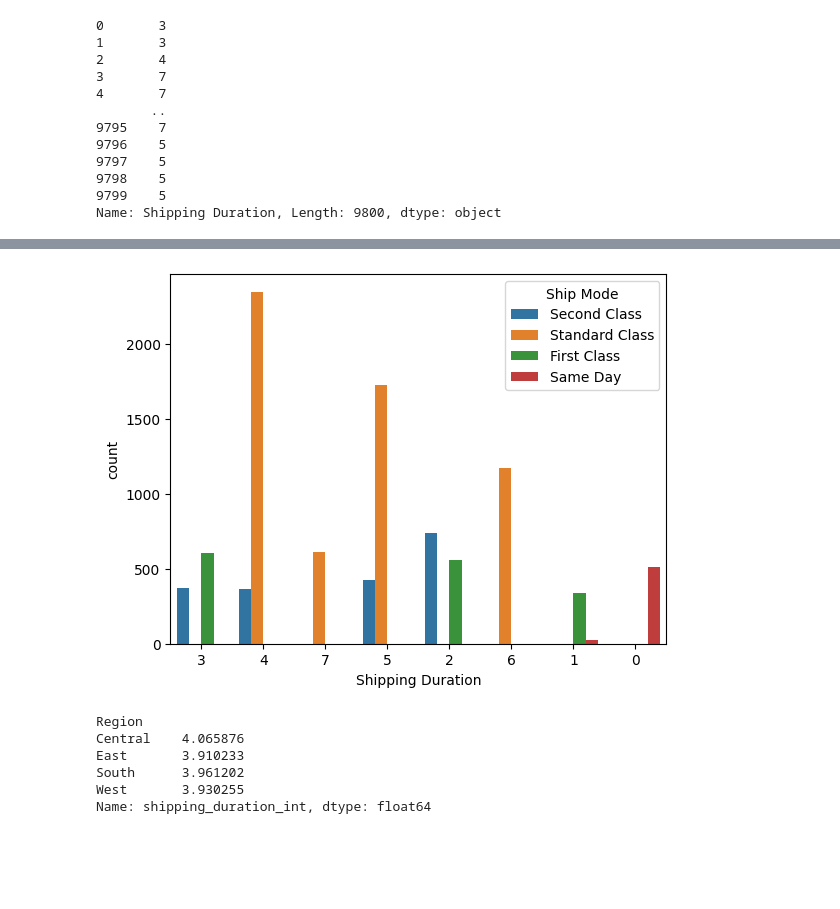
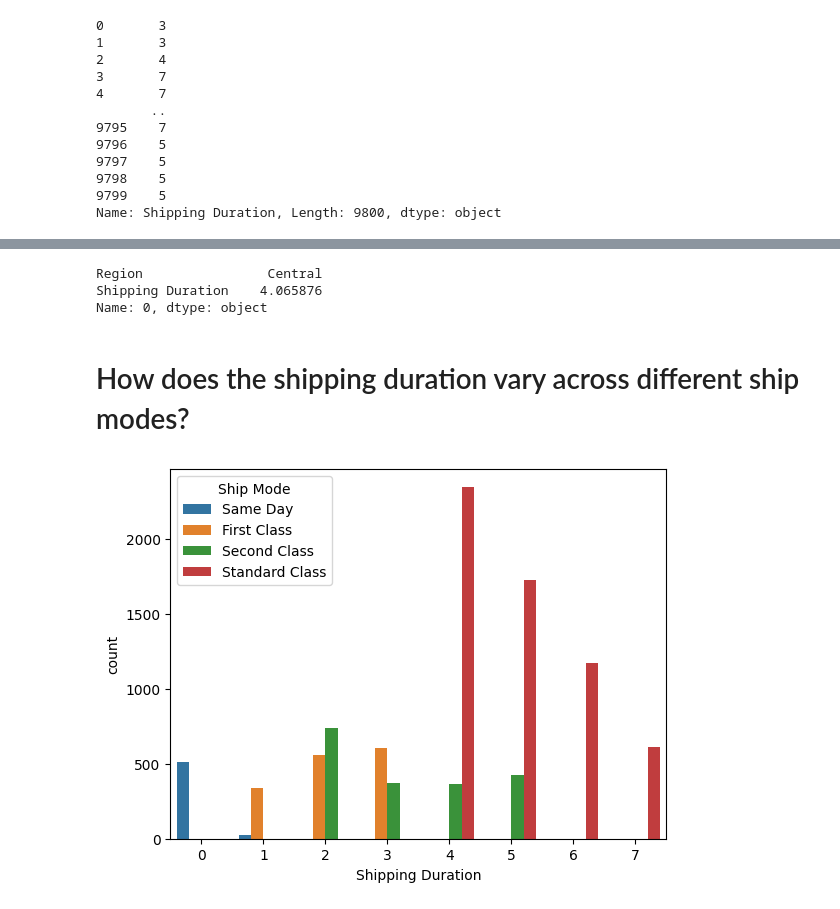
Before and after one commit to PODDA2N/Supermarket-Data-EDA, a Jupyter notebook: Supermarket EDA.ipynb, the cells around one changed output, grey strips where cells are left out. Saved outputs shown, nothing was run; the diff lists cells and outputs as text; code cells hidden in the pictures; blank space fills up the shorter version.

```diff
--- a/Supermarket EDA.ipynb
+++ b/Supermarket EDA.ipynb
@@ -40,0 +116,3 @@ Name: Order Date, Length: 9800, dtype: datetime64[ns]
+# %%
+data["Shipping Duration"] = (data["Ship Date"] - data["Order Date"]).astype("str").str.split(expand = True)[0]
+data["Shipping Duration"]
@@ -40,0 +230,3 @@ Name: Order Date, Length: 9800, dtype: datetime64[ns]
+# %%
+data["Order Date"] = pd.to_datetime(data["Order Date"], dayfirst=True)
+data["Order Date"]
@@ -57,4 +355,4 @@ Name: different_day_of_week, Length: 9800, dtype: int32
 # %%
-data["order_month"] = data["Order Date"].dt.month
-data["order_month"]
+data["Order Date"] = pd.to_datetime(data["Order Date"], dayfirst=True)
+data["Order Date"]
 # %% [output]
@@ -195,0 +413,3 @@ Name: Shipping Duration, Length: 9800, dtype: object
+# %%
+data["Shipping Duration"] = data["Shipping Duration"].astype("int")
+data["Shipping Duration"]
@@ -196,14 +429,13 @@ Name: Shipping Duration, Length: 9800, dtype: object
+# %%
+data.groupby("Region")["Shipping Duration"].mean().reset_index().sort_values("Shipping Duration",ascending = False).iloc[0]
+# %% [output]
+Region                Central
+Shipping Duration    4.065876
+Name: 0, dtype: object
+# %% [markdown]
+# How does the shipping duration vary across different ship modes?
 # %%
 sns.countplot(data = data, x = "Shipping Duration", hue="Ship Mode")
-data["shipping_duration_int"] = data["Shipping Duration"].astype("int")
+plt.show()
 # %% [output]
-[figure, old version]
+[figure, new version]
-# %%
-data.groupby('Region')["shipping_duration_int"].mean()
-# %% [output]
-Region
-Central    4.065876
-East       3.910233
-South      3.961202
-West       3.930255
-Name: shipping_duration_int, dtype: float64
```
Also changed, not shown: parts of 58 cells of this notebook.
